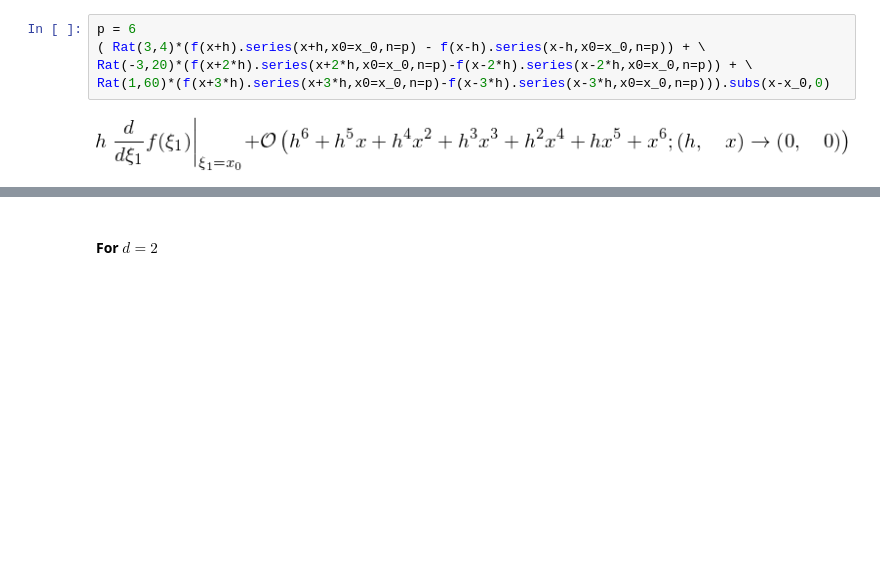
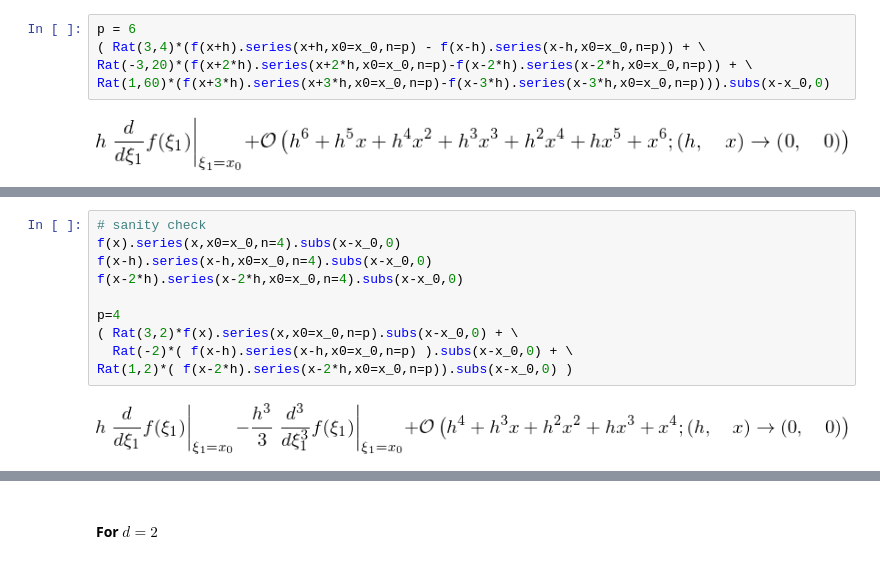
Before and after one commit to bubnicbf/phys_410, a Jupyter notebook: finitediff.ipynb, the cells around one changed output, grey strips where cells are left out. Cells and saved outputs as stored; diff of their text form; blank space fills up the shorter version.

```diff
--- a/finitediff.ipynb
+++ b/finitediff.ipynb
@@ -185,0 +377,12 @@ Rat(1,60)*(f(x+3*h).series(x+3*h,x0=x_0,n=p)-f(x-3*h).series(x-3*h,x0=x_0,n=p)))
+# %%
+# sanity check
+f(x).series(x,x0=x_0,n=4).subs(x-x_0,0)
+f(x-h).series(x-h,x0=x_0,n=4).subs(x-x_0,0)
+f(x-2*h).series(x-2*h,x0=x_0,n=4).subs(x-x_0,0)
+
+p=4
+( Rat(3,2)*f(x).series(x,x0=x_0,n=p).subs(x-x_0,0) + \
+  Rat(-2)*( f(x-h).series(x-h,x0=x_0,n=p) ).subs(x-x_0,0) + \
+Rat(1,2)*( f(x-2*h).series(x-2*h,x0=x_0,n=p)).subs(x-x_0,0) )
+# %% [output]
+[figure, added]
```
Also changed, not shown: parts of 33 cells of this notebook.
